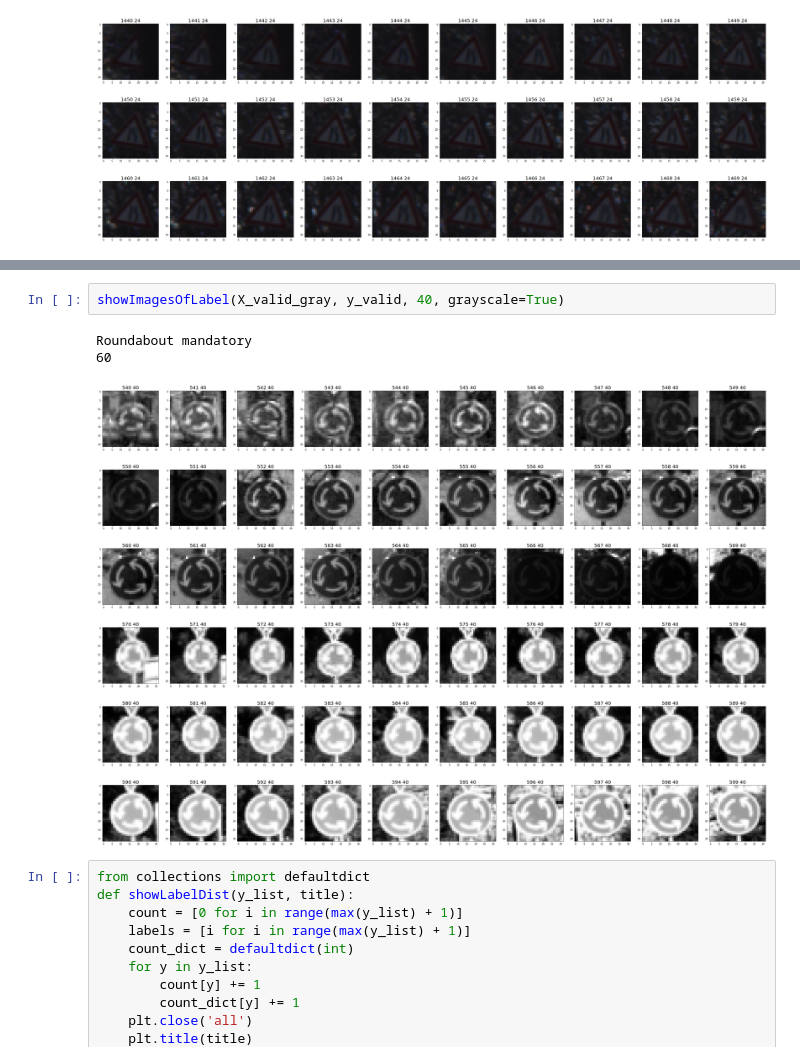
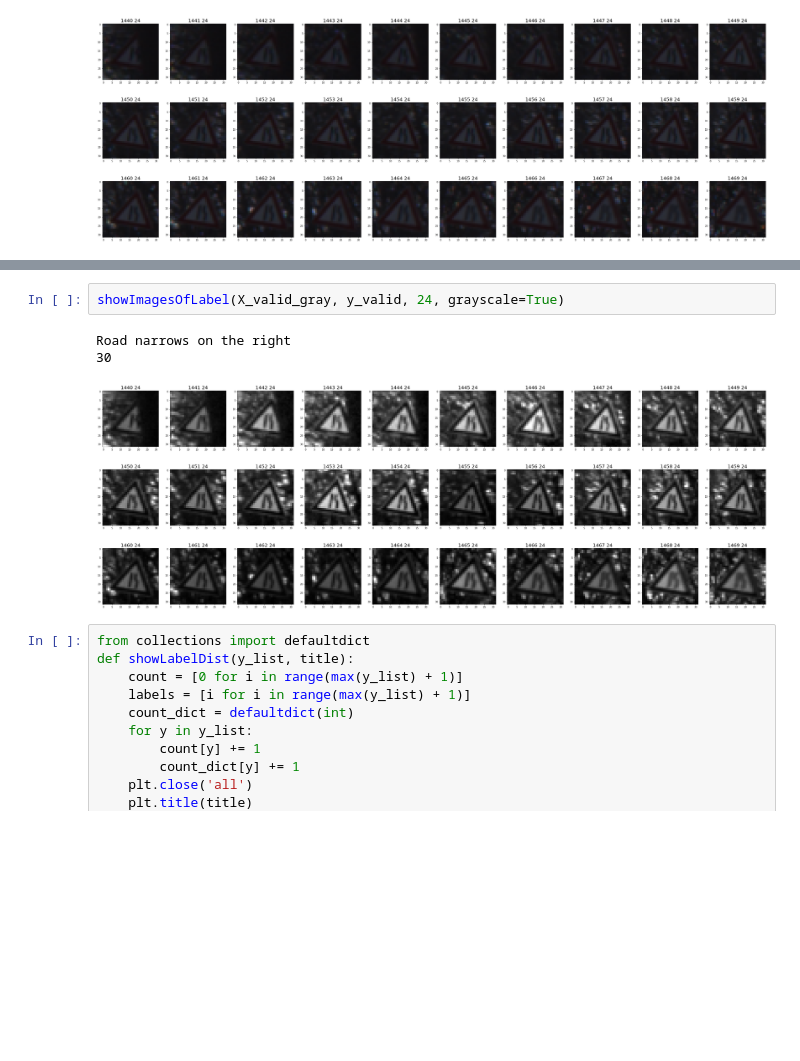
Before and after one commit to magicyuli/CarND-Traffic-Sign-Classifier-Project, a Jupyter notebook: Traffic_Sign_Classifier.ipynb, the cells around one changed output, grey strips where cells are left out. Cells and saved outputs as stored; diff of their text form; blank space fills up the shorter version.

```diff
--- a/Traffic_Sign_Classifier.ipynb
+++ b/Traffic_Sign_Classifier.ipynb
@@ -161,9 +161,9 @@ Roundabout mandatory
 # %%
-showImagesOfLabel(X_valid_gray, y_valid, 40, grayscale=True)
+showImagesOfLabel(X_valid_gray, y_valid, 24, grayscale=True)
 # %% [output]
-Roundabout mandatory
-60
+Road narrows on the right
+30
-[figure, old version]
+[figure, new version]
 # %%
 from collections import defaultdict
 def showLabelDist(y_list, title):
```
Also changed, not shown: parts of 2 cells of this notebook, 12 other files.
